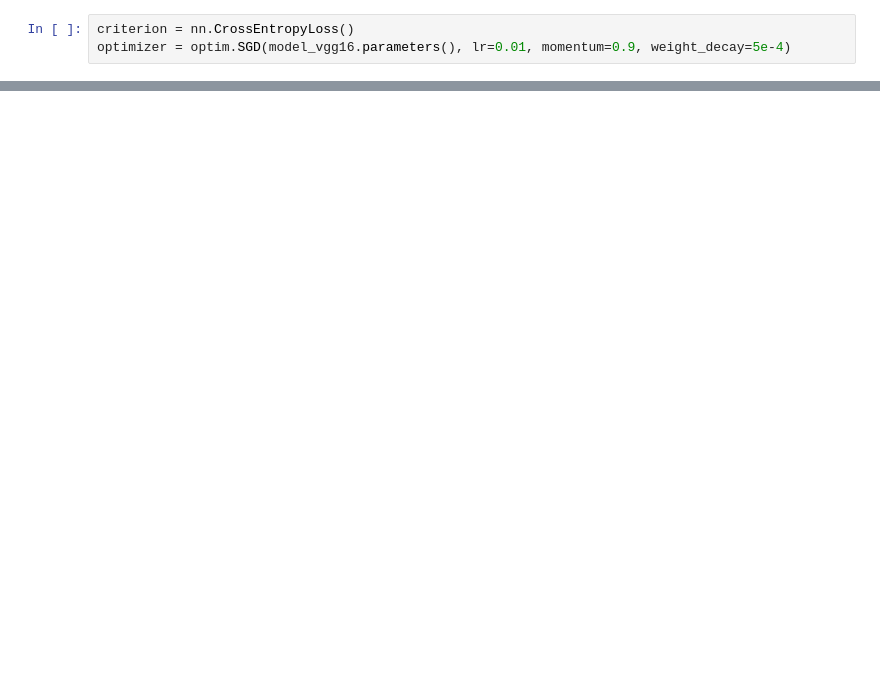
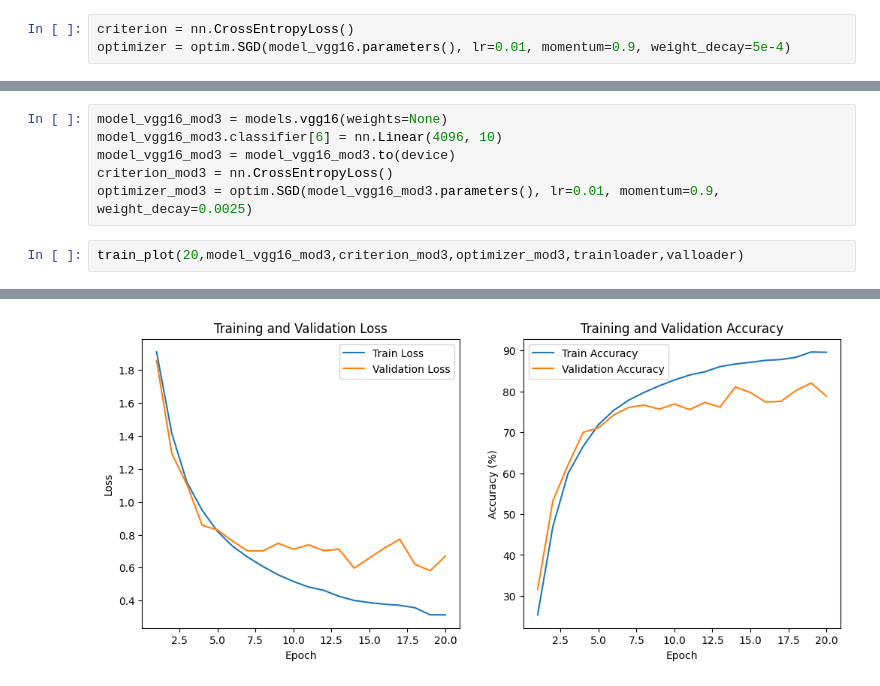
Before and after one commit to Xionghz/DLA2, a Jupyter notebook: Assignment2.ipynb, the cells around one changed output, grey strips where cells are left out. Cells and saved outputs as stored; diff of their text form; blank space fills up the shorter version.

```diff
--- a/Assignment2.ipynb
+++ b/Assignment2.ipynb
@@ -121,0 +278,9 @@ Accuracy: 80.72%
+# %%
+model_vgg16_mod3 = models.vgg16(weights=None)
+model_vgg16_mod3.classifier[6] = nn.Linear(4096, 10)
+model_vgg16_mod3 = model_vgg16_mod3.to(device)
+criterion_mod3 = nn.CrossEntropyLoss()
+optimizer_mod3 = optim.SGD(model_vgg16_mod3.parameters(), lr=0.01, momentum=0.9, weight_decay=0.0025)
+# %%
+train_plot(20,model_vgg16_mod3,criterion_mod3,optimizer_mod3,trainloader,valloader)
+# %% [output]
@@ -121,0 +304 @@ Accuracy: 80.72%
+[figure, added]
```
Also changed, not shown: parts of 22 cells of this notebook.
